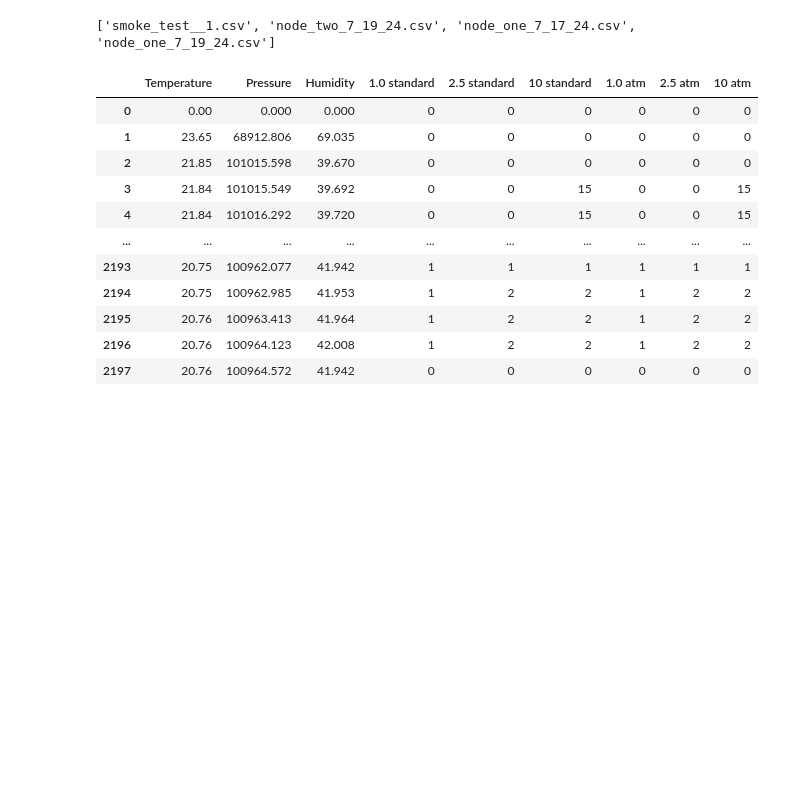
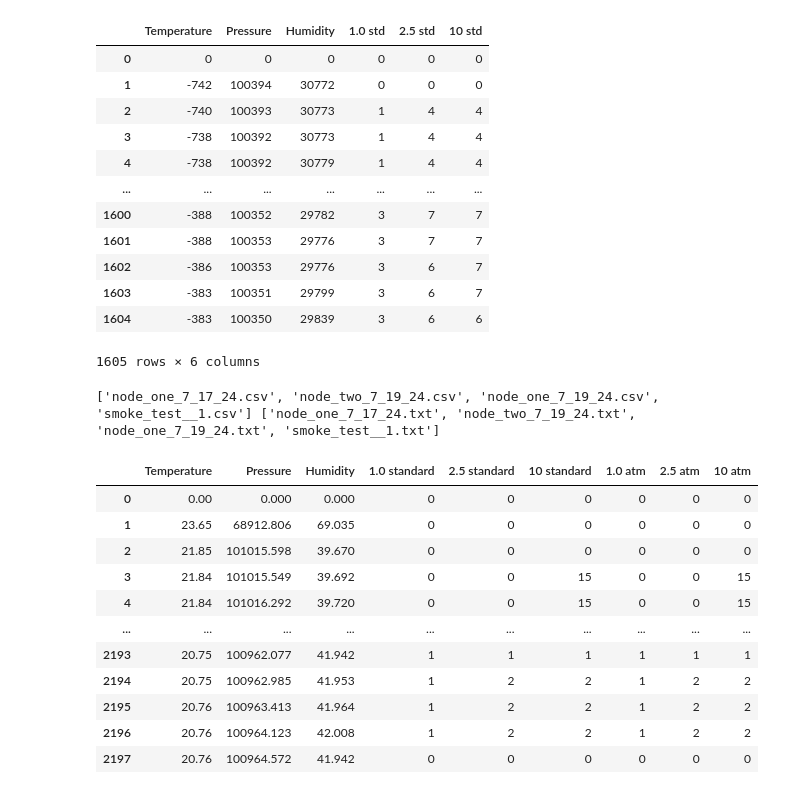
Before and after one commit to luciusgibbons/FIRE-Project, a Jupyter notebook: Preprocessing.ipynb, the cells around one changed output. Cells and saved outputs as stored; diff of their text form; code cells hidden in the pictures; blank space fills up the shorter version.

```diff
--- a/Preprocessing.ipynb
+++ b/Preprocessing.ipynb
@@ -10,22 +11,59 @@ import re
 
 pd.options.mode.copy_on_write = True
-# %%
-def CSVlist(folderlink):
-    while True:
-        res = requests.get(folderlink) #pulls data from github folder link
-        soup = bs(res.text, 'lxml')
-        file = soup.find_all(title=re.compile(r"\.csv$")) #list of all items with .csv THERE WILL BE DUPLICATES
-        if len(file) != 0: #sometimes the api fails and file is empty, just keeps going until it is populated
-
-            output = set() #set to prevent duplicates
-
-            for i in file:
-                x = i.extract().get_text() #turns it into a text string
-                output.add(x)
-
-            return list(output) #converts to list so it has an order
-
-csvs = CSVlist('https://github.com/luciusgibbons/FIRE-Project/tree/main/LSTM/CSVs%20with%20indexes')
-print(csvs)
-# %% [output]
-['smoke_test__1.csv', 'node_two_7_19_24.csv', 'node_one_7_17_24.csv', 'node_one_7_19_24.csv']
+# %%
+class gitinfo:
+    def __init__(self):
+        while True:
+            res = requests.get('https://github.com/luciusgibbons/FIRE-Project/tree/main/LSTM/CSVs%20with%20indexes') #pulls data from github folder link
+            soup = bs(res.text, 'lxml')
+            file = soup.find_all(title=re.compile(r"\.csv$")) #list of all items with .csv THERE WILL BE DUPLICATES
+            time.sleep(1)
+            if len(file) != 0: #sometimes the api fails and file is empty, just keeps going until it is populated
+
+                output = set() #set to prevent duplicates
+
+                for i in file:
+                    x = i.extract().get_text() #turns it into a text string
+                    output.add(x)
+
+                output = list(output) #back to list for indexing capabilities
+                self.csv_list = output
+                self.txt_list = [x.replace('.csv', '.txt') for x in output]
+                break
+
+def Fix_df_columns(oldframe):
+    standard = ['Temperature', 'Pressure', 'Humidity', '1.0 std', '2.5 std', '10 std']
+    newframe = pd.DataFrame()
+    for i in range(6):
+        newframe[standard[i]] = oldframe.loc[:, oldframe.columns[i]]
+    return newframe
+# %%
+a = gitinfo()
+
+csvs = a.csv_list
+
+
+url = 'https://github.com/luciusgibbons/FIRE-Project/blob/main/LSTM/CSVs%20with%20indexes/'+csvs[0]+'?raw=true'
+df = pd.read_csv(url)
+newdf = Fix_df_columns(df)
+newdf
+# %% [output]
+|  | Temperature | Pressure | Humidity | 1.0 std | 2.5 std | 10 std |
+| 0 | 0 | 0 | 0 | 0 | 0 | 0 |
+| 1 | -742 | 100394 | 30772 | 0 | 0 | 0 |
+| 2 | -740 | 100393 | 30773 | 1 | 4 | 4 |
+| 3 | -738 | 100392 | 30773 | 1 | 4 | 4 |
+| 4 | -738 | 100392 | 30779 | 1 | 4 | 4 |
+| ... | ... | ... | ... | ... | ... | ... |
+| 1600 | -388 | 100352 | 29782 | 3 | 7 | 7 |
+| 1601 | -388 | 100353 | 29776 | 3 | 7 | 7 |
+| 1602 | -386 | 100353 | 29776 | 3 | 6 | 7 |
+| 1603 | -383 | 100351 | 29799 | 3 | 6 | 7 |
+| 1604 | -383 | 100350 | 29839 | 3 | 6 | 6 |
+1605 rows × 6 columns
+# %%
+a = gitinfo()
+
+print(a.csv_list, a.txt_list)
+# %% [output]
+['node_one_7_17_24.csv', 'node_two_7_19_24.csv', 'node_one_7_19_24.csv', 'smoke_test__1.csv'] ['node_one_7_17_24.txt', 'node_two_7_19_24.txt', 'node_one_7_19_24.txt', 'smoke_test__1.txt']
```
Also changed, not shown: parts of 2 cells of this notebook.
